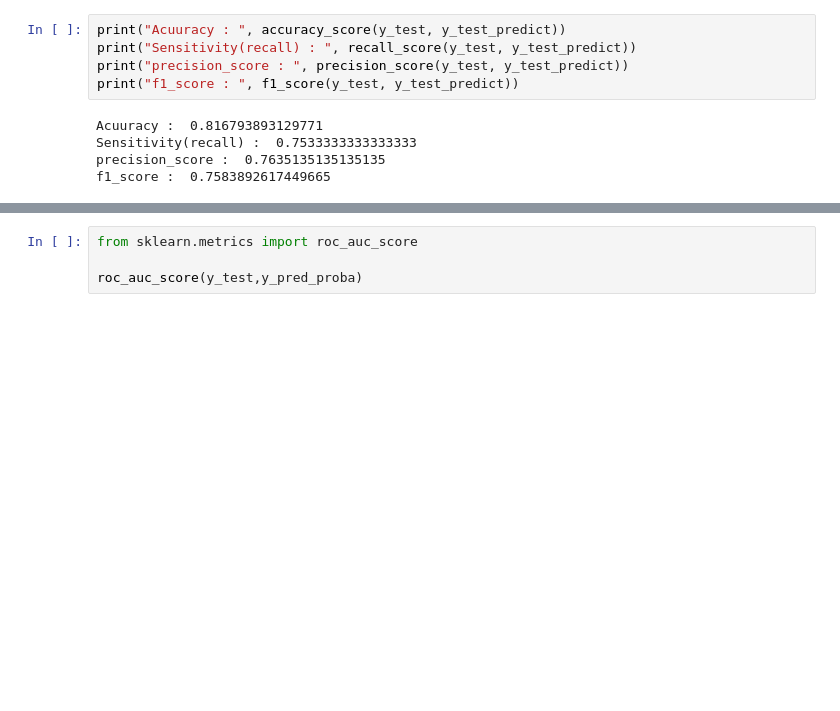
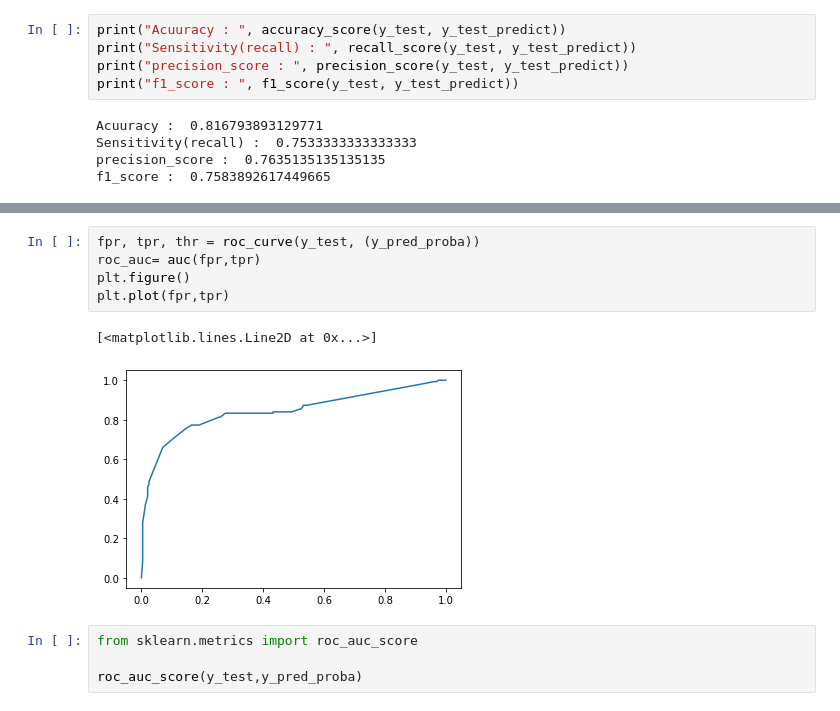
Before and after one commit to ttnyoung/ADP, a Jupyter notebook: ADP24/2_모의고사 숙제 업로드/모의고사 2-2/모의고사2-2_정형데이터마이닝_문재민.ipynb, the cells around one changed output, grey strips where cells are left out. Saved outputs shown, nothing was run; the diff lists cells and outputs as text; blank space fills up the shorter version.

```diff
--- a/ADP24/2_모의고사 숙제 업로드/모의고사 2-2/모의고사2-2_정형데이터마이닝_문재민.ipynb
+++ b/ADP24/2_모의고사 숙제 업로드/모의고사 2-2/모의고사2-2_정형데이터마이닝_문재민.ipynb
@@ -377,3 +450,11 @@ draw_roc(y_test, y_pred_proba, "LogisticRegression")
+# %%
+fpr, tpr, thr = roc_curve(y_test, (y_pred_proba))
+roc_auc= auc(fpr,tpr)
+plt.figure()
+plt.plot(fpr,tpr)
+# %% [output]
+[<matplotlib.lines.Line2D at 0x...>]
+[figure, added]
 # %%
 from sklearn.metrics import roc_auc_score
 
```
Also changed, not shown: parts of 8 cells of this notebook, 4 other files.
